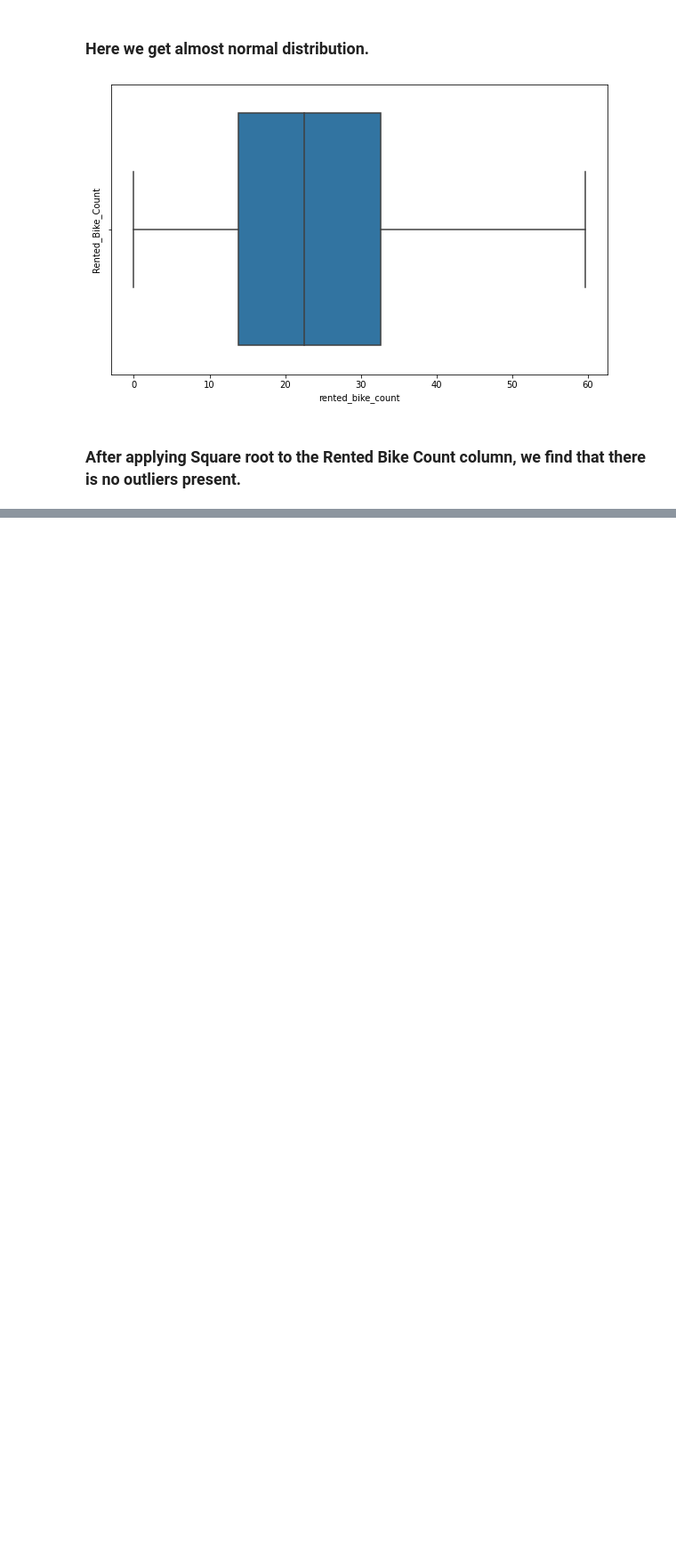
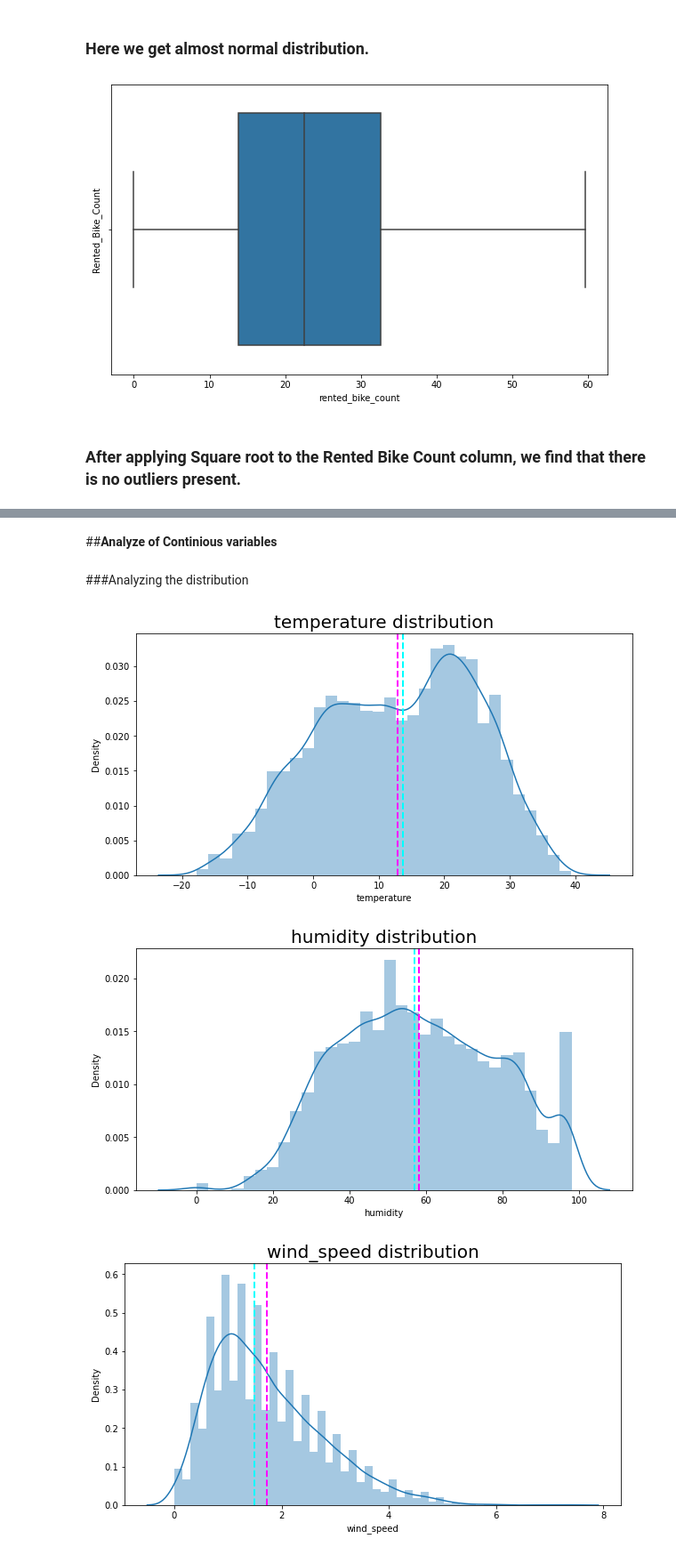
Before and after one commit to YashwantRaul/Supervised-ML-Regression, a Jupyter notebook: Bike_Sharing_Demand_Prediction_Capstone_Project.ipynb, the cells around one changed output, grey strips where cells are left out. Shown at 89% size. Drawn from its saved outputs; the diff is of its cells as text; code cells hidden in the pictures; blank space fills up the shorter version.

```diff
--- a/Bike_Sharing_Demand_Prediction_Capstone_Project.ipynb
+++ b/Bike_Sharing_Demand_Prediction_Capstone_Project.ipynb
@@ -285,0 +330,19 @@ plt.show()
+# %% [markdown]
+##**Analyze of Continious variables**
+# %%
+#assign the coulmn to variavle
+continuous_var = ['temperature', 'humidity', 'wind_speed', 'visibility', 'solar_radiation', 'rainfall', 'snowfall']
+# %% [markdown]
+###Analyzing the distribution
+# %%
+for col in continuous_var:
+  plt.figure(figsize=(10,5))
+  sns.distplot(df[col])
+  plt.axvline(df[col].mean(), color='magenta', linestyle='dashed', linewidth=2)
+  plt.axvline(df[col].median(), color='cyan', linestyle='dashed', linewidth=2)
+  plt.title(col+' distribution',fontsize=20)
+  plt.show()
+# %% [output]
+[figure, added]
+[figure, added]
+[figure, added]
```
Also changed, not shown: parts of 26 cells of this notebook.
